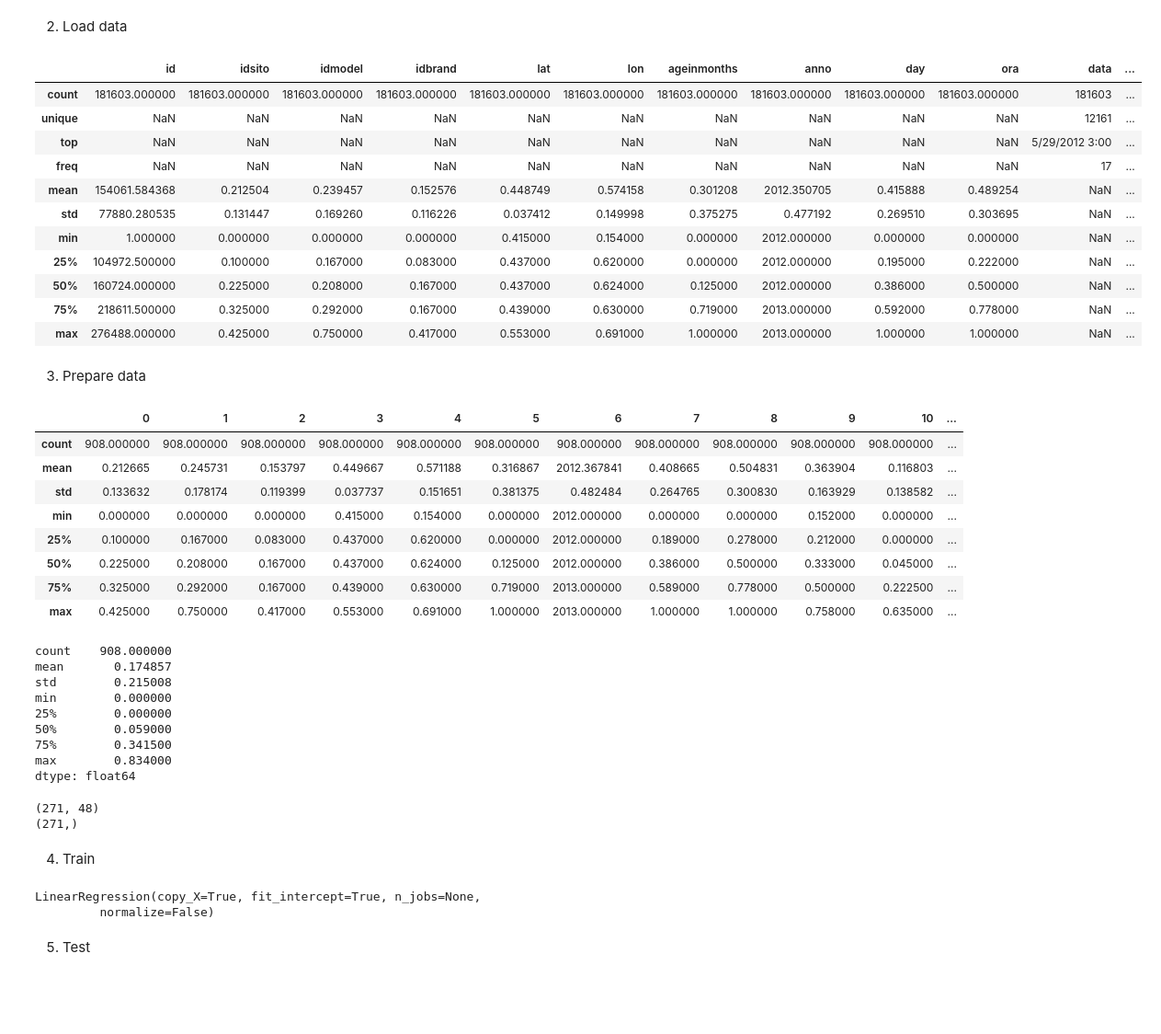
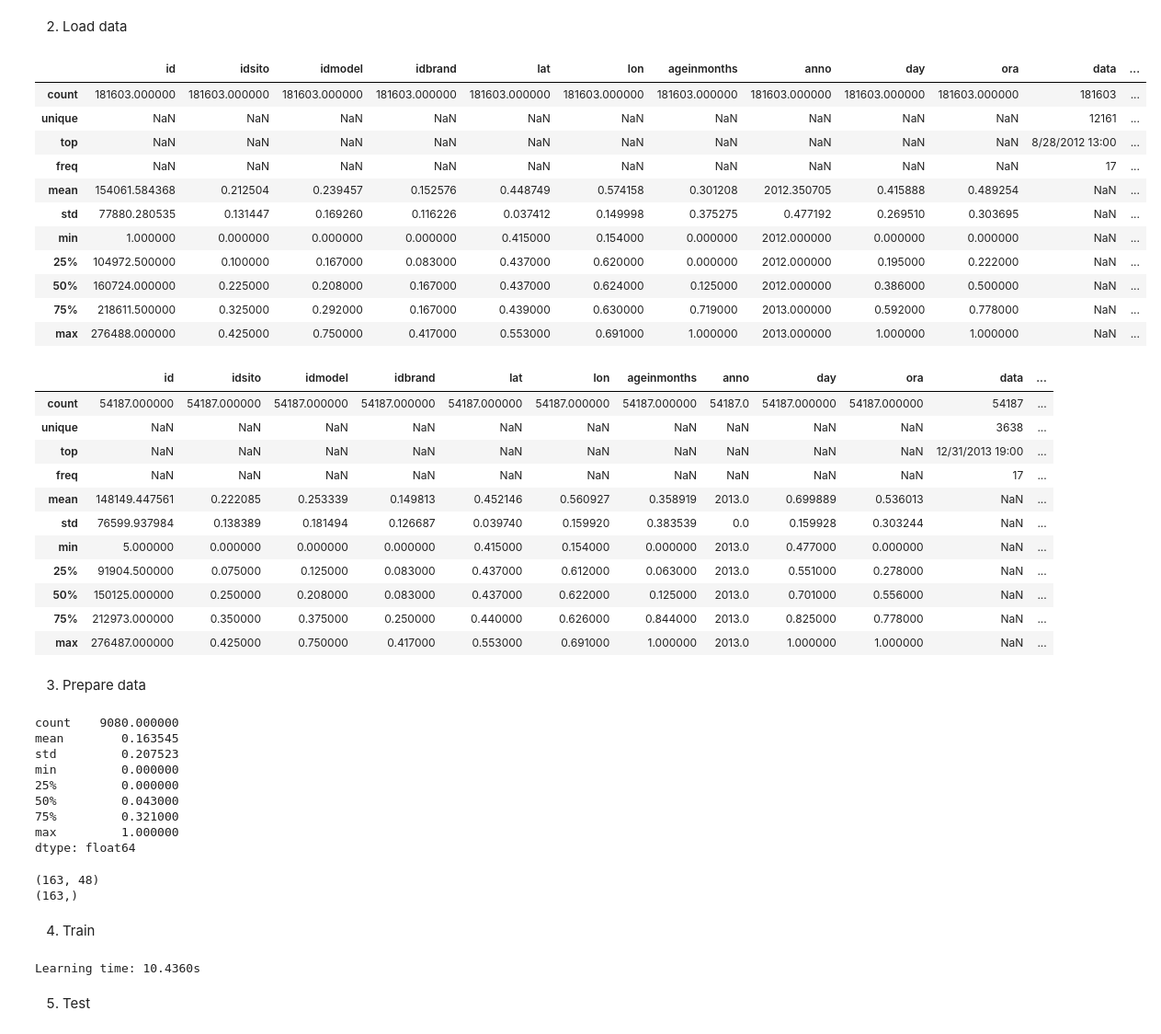
Before and after one commit to mszynka/PP___ZED_Python, a Jupyter notebook: Python-solution.ipynb, the cells around one changed output. Shown at 92% size. Cells and saved outputs as stored; diff of their text form; code cells hidden in the pictures; blank space fills up the shorter version.

Commit message:
Random forest

```diff
--- a/Python-solution.ipynb
+++ b/Python-solution.ipynb
@@ -7,17 +7,18 @@
 # %%
 import pandas as pd
 from IPython.display import display; pd.options.display.max_columns = None
 import warnings; warnings.simplefilter('ignore')
 
 train = pd.read_csv('./input/train.csv', sep=',')
 test = pd.read_csv('./input/test.csv', sep=',')
 
 display(train.describe(include='all'))
+display(test.describe(include='all'))
 # %% [output]
 |  | id | idsito | idmodel | idbrand | lat | lon | ageinmonths | anno | day | ora | data | ... |
 | count | 181603.000000 | 181603.000000 | 181603.000000 | 181603.000000 | 181603.000000 | 181603.000000 | 181603.000000 | 181603.000000 | 181603.000000 | 181603.000000 | 181603 | ... |
 | unique | NaN | NaN | NaN | NaN | NaN | NaN | NaN | NaN | NaN | NaN | 12161 | ... |
-| top | NaN | NaN | NaN | NaN | NaN | NaN | NaN | NaN | NaN | NaN | 5/29/2012 3:00 | ... |
+| top | NaN | NaN | NaN | NaN | NaN | NaN | NaN | NaN | NaN | NaN | 8/28/2012 13:00 | ... |
 | freq | NaN | NaN | NaN | NaN | NaN | NaN | NaN | NaN | NaN | NaN | 17 | ... |
 | mean | 154061.584368 | 0.212504 | 0.239457 | 0.152576 | 0.448749 | 0.574158 | 0.301208 | 2012.350705 | 0.415888 | 0.489254 | NaN | ... |
 | std | 77880.280535 | 0.131447 | 0.169260 | 0.116226 | 0.037412 | 0.149998 | 0.375275 | 0.477192 | 0.269510 | 0.303695 | NaN | ... |
@@ -26,58 +27,64 @@ display(train.describe(include='all'))
 | 50% | 160724.000000 | 0.225000 | 0.208000 | 0.167000 | 0.437000 | 0.624000 | 0.125000 | 2012.000000 | 0.386000 | 0.500000 | NaN | ... |
 | 75% | 218611.500000 | 0.325000 | 0.292000 | 0.167000 | 0.439000 | 0.630000 | 0.719000 | 2013.000000 | 0.592000 | 0.778000 | NaN | ... |
 | max | 276488.000000 | 0.425000 | 0.750000 | 0.417000 | 0.553000 | 0.691000 | 1.000000 | 2013.000000 | 1.000000 | 1.000000 | NaN | ... |
+|  | id | idsito | idmodel | idbrand | lat | lon | ageinmonths | anno | day | ora | data | ... |
+| count | 54187.000000 | 54187.000000 | 54187.000000 | 54187.000000 | 54187.000000 | 54187.000000 | 54187.000000 | 54187.0 | 54187.000000 | 54187.000000 | 54187 | ... |
+| unique | NaN | NaN | NaN | NaN | NaN | NaN | NaN | NaN | NaN | NaN | 3638 | ... |
+| top | NaN | NaN | NaN | NaN | NaN | NaN | NaN | NaN | NaN | NaN | 12/31/2013 19:00 | ... |
+| freq | NaN | NaN | NaN | NaN | NaN | NaN | NaN | NaN | NaN | NaN | 17 | ... |
+| mean | 148149.447561 | 0.222085 | 0.253339 | 0.149813 | 0.452146 | 0.560927 | 0.358919 | 2013.0 | 0.699889 | 0.536013 | NaN | ... |
+| std | 76599.937984 | 0.138389 | 0.181494 | 0.126687 | 0.039740 | 0.159920 | 0.383539 | 0.0 | 0.159928 | 0.303244 | NaN | ... |
+| min | 5.000000 | 0.000000 | 0.000000 | 0.000000 | 0.415000 | 0.154000 | 0.000000 | 2013.0 | 0.477000 | 0.000000 | NaN | ... |
+| 25% | 91904.500000 | 0.075000 | 0.125000 | 0.083000 | 0.437000 | 0.612000 | 0.063000 | 2013.0 | 0.551000 | 0.278000 | NaN | ... |
+| 50% | 150125.000000 | 0.250000 | 0.208000 | 0.083000 | 0.437000 | 0.622000 | 0.125000 | 2013.0 | 0.701000 | 0.556000 | NaN | ... |
+| 75% | 212973.000000 | 0.350000 | 0.375000 | 0.250000 | 0.440000 | 0.626000 | 0.844000 | 2013.0 | 0.825000 | 0.778000 | NaN | ... |
+| max | 276487.000000 | 0.425000 | 0.750000 | 0.417000 | 0.553000 | 0.691000 | 1.000000 | 2013.0 | 1.000000 | 1.000000 | NaN | ... |
 # %% [markdown]
 3. Prepare data
 # %%
-train2 = train.drop("data", axis=1).sample(frac=0.005)#.apply(lab_enc.fit_transform)
-test2 = test.drop("data", axis=1).sample(frac=0.005)#.apply(lab_enc.fit_transform)
+train2 = train.drop("data", axis=1).sample(frac=0.05)
+test2 = test.drop("data", axis=1).sample(frac=0.003)
 
 Xlen = len(train2)
 Xtestlen = len(test2)
 
-X_train = train2.iloc[:,1:49].values.reshape(Xlen, -1)
-X_test = test2.iloc[:,1:49].values.reshape(Xtestlen, -1)
+X_train = train2.iloc[:,1:49].values#.reshape(Xlen, -1)
+X_test = test2.iloc[:,1:49].values#.reshape(Xtestlen, -1)
 y_train = train2.iloc[:,-1].values
 y_test = test2.iloc[:,-1].values
 
-display(pd.DataFrame(X_train).describe())
+# display(pd.DataFrame(X_train).describe())
 display(pd.Series(y_train).describe())
 
 print(X_test.shape)
 print(pd.Series(y_test).shape)
 # %% [output]
-|  | 0 | 1 | 2 | 3 | 4 | 5 | 6 | 7 | 8 | 9 | 10 | ... |
-| count | 908.000000 | 908.000000 | 908.000000 | 908.000000 | 908.000000 | 908.000000 | 908.000000 | 908.000000 | 908.000000 | 908.000000 | 908.000000 | ... |
-| mean | 0.212665 | 0.245731 | 0.153797 | 0.449667 | 0.571188 | 0.316867 | 2012.367841 | 0.408665 | 0.504831 | 0.363904 | 0.116803 | ... |
-| std | 0.133632 | 0.178174 | 0.119399 | 0.037737 | 0.151651 | 0.381375 | 0.482484 | 0.264765 | 0.300830 | 0.163929 | 0.138582 | ... |
-| min | 0.000000 | 0.000000 | 0.000000 | 0.415000 | 0.154000 | 0.000000 | 2012.000000 | 0.000000 | 0.000000 | 0.152000 | 0.000000 | ... |
-| 25% | 0.100000 | 0.167000 | 0.083000 | 0.437000 | 0.620000 | 0.000000 | 2012.000000 | 0.189000 | 0.278000 | 0.212000 | 0.000000 | ... |
-| 50% | 0.225000 | 0.208000 | 0.167000 | 0.437000 | 0.624000 | 0.125000 | 2012.000000 | 0.386000 | 0.500000 | 0.333000 | 0.045000 | ... |
-| 75% | 0.325000 | 0.292000 | 0.167000 | 0.439000 | 0.630000 | 0.719000 | 2013.000000 | 0.589000 | 0.778000 | 0.500000 | 0.222500 | ... |
-| max | 0.425000 | 0.750000 | 0.417000 | 0.553000 | 0.691000 | 1.000000 | 2013.000000 | 1.000000 | 1.000000 | 0.758000 | 0.635000 | ... |
-count    908.000000
-mean       0.174857
-std        0.215008
-min        0.000000
-25%        0.000000
-50%        0.059000
-75%        0.341500
-max        0.834000
+count    9080.000000
+mean        0.163545
+std         0.207523
+min         0.000000
+25%         0.000000
+50%         0.043000
+75%         0.321000
+max         1.000000
 dtype: float64
-(271, 48)
-(271,)
+(163, 48)
+(163,)
 # %% [markdown]
 4. Train
 # %%
-from sklearn.linear_model import LinearRegression
+from sklearn.ensemble import RandomForestRegressor
+import time
 
 #Create and fit the model
-model = LinearRegression()
+model = RandomForestRegressor(n_estimators=1000, max_features=5, n_jobs=4)
 
 #Fit the model using the training data
+start = time.time()
 model.fit(X_train,y_train)
+end = time.time()
+print("Learning time: {:.4f}s".format(end - start))
 # %% [output]
-LinearRegression(copy_X=True, fit_intercept=True, n_jobs=None,
-         normalize=False)
+Learning time: 10.4360s
 # %% [markdown]
 5. Test
```
Also changed, not shown: parts of 2 cells of this notebook.
